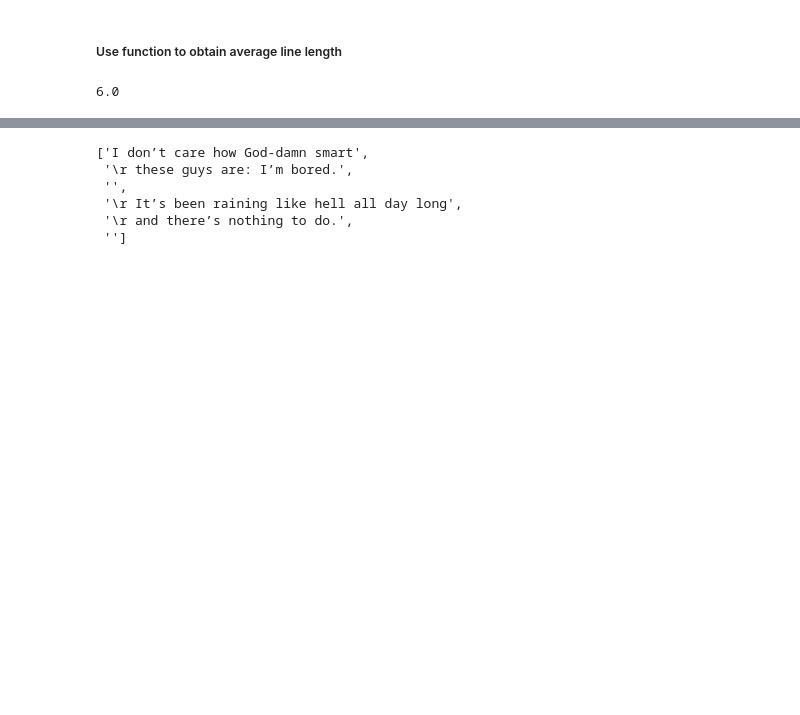
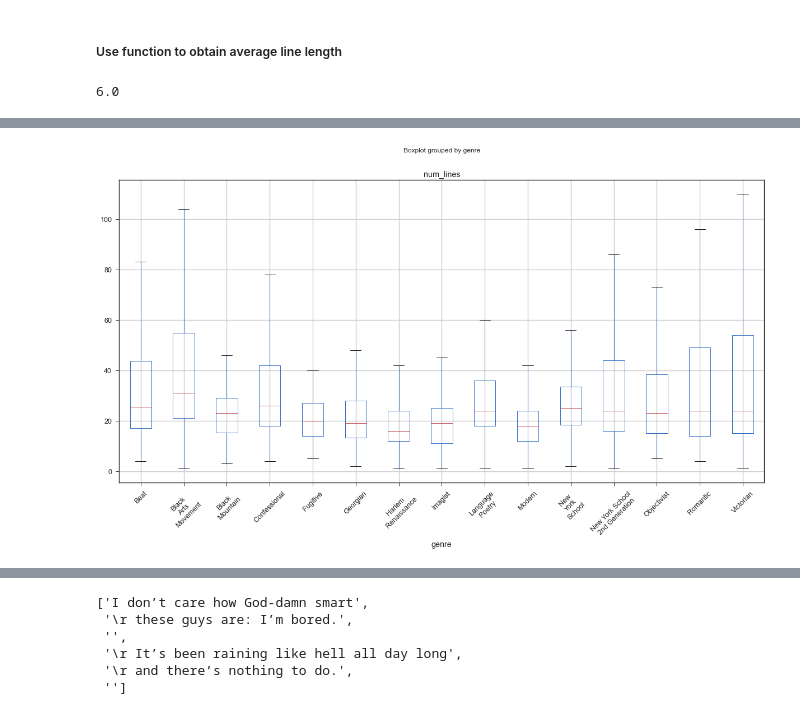
Before and after one commit to p-szymo/poetry_genre_classifier, a Jupyter notebook: eda_processing_feature_engineering_notebook.ipynb, the cells around one changed output, grey strips where cells are left out. Saved outputs shown, nothing was run; the diff lists cells and outputs as text; code cells hidden in the pictures; blank space fills up the shorter version.

```diff
--- a/eda_processing_feature_engineering_notebook.ipynb
+++ b/eda_processing_feature_engineering_notebook.ipynb
@@ -356,6 +356,16 @@ df_trim.loc[3882,'poem_string'] = poempara_rescraper(df_trim.loc[3882,'poem_url'
 
 df_trim.loc[4276,'poem_lines'] = str(poempara_rescraper(df_trim.loc[4276,'poem_url'])[0])
 df_trim.loc[4276,'poem_string'] = poempara_rescraper(df_trim.loc[4276,'poem_url'])[1]
+# %%
+# found some more...
+df_trim.loc[1283,'poem_lines'] = str(PoemView_rescraper(df_trim.loc[1283,'poem_url'])[0])
+df_trim.loc[1283,'poem_string'] = PoemView_rescraper(df_trim.loc[1283,'poem_url'])[1]
+
+df_trim.loc[1284,'poem_lines'] = str(PoemView_rescraper(df_trim.loc[1284,'poem_url'])[0])
+df_trim.loc[1284,'poem_string'] = PoemView_rescraper(df_trim.loc[1284,'poem_url'])[1]
+
+df_trim.loc[1285,'poem_lines'] = str(PoemView_rescraper(df_trim.loc[1285,'poem_url'])[0])
+df_trim.loc[1285,'poem_string'] = PoemView_rescraper(df_trim.loc[1285,'poem_url'])[1]
 # %% [markdown]
 ##### Number of lines column -- first clean up the lines, then count them
 # %%
@@ -394,0 +439,4 @@ df_trim.to_csv('poetry_foundation_trimmed_temp.csv')
+# %%
+genre_list_pretty = [genre.replace('_', '\n').title() for genre in df_trim.genre.unique()]
+genre_list_pretty[-4] = 'New York School\n2nd Generation'
+genre_list_pretty
@@ -394,0 +459,5 @@ df_trim.to_csv('poetry_foundation_trimmed_temp.csv')
+# %%
+df_trim.boxplot('num_lines', 'genre', showfliers=False, figsize=(20,10))
+plt.xticks(ticks=range(1, len(genre_list_pretty)+1), labels=genre_list_pretty, rotation=45);
+# %% [output]
+[figure, added]
```
Also changed, not shown: parts of 8 cells of this notebook, 2 other files.
